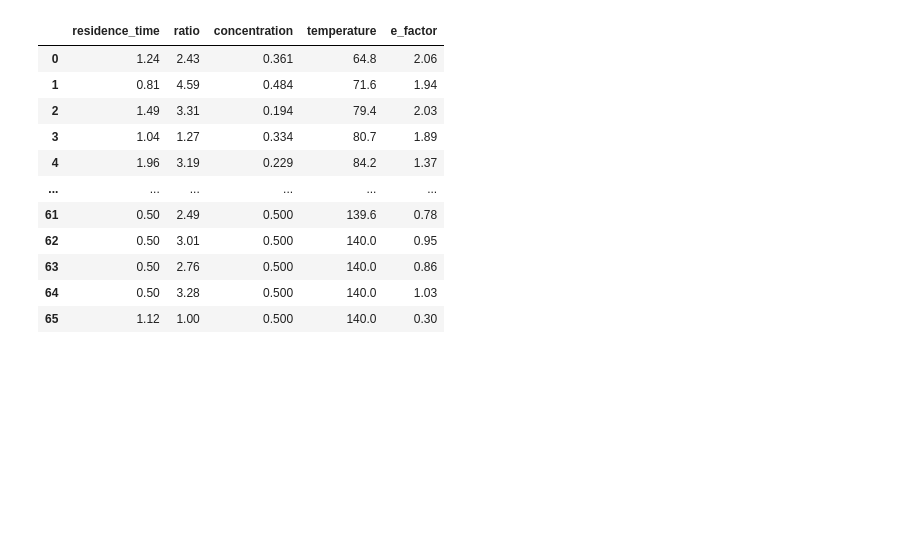
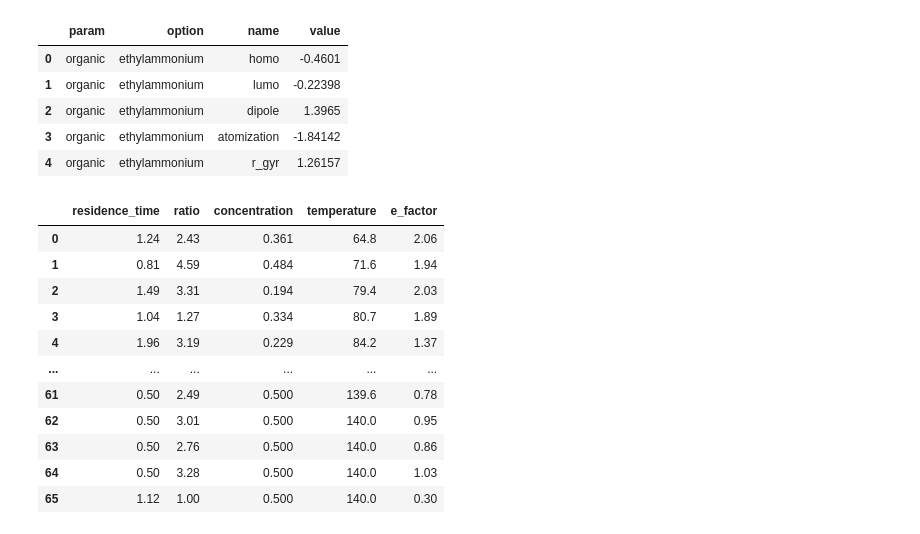
Before and after one commit to aspuru-guzik-group/olympus, a Jupyter notebook: examples/dataset_and_splits.ipynb, the cells around one changed output. Drawn from its saved outputs; the diff is of its cells as text; code cells hidden in the pictures; blank space fills up the shorter version.

```diff
--- a/examples/dataset_and_splits.ipynb
+++ b/examples/dataset_and_splits.ipynb
@@ -2,0 +38,10 @@ from olympus import Dataset
+# %%
+df = dataset.descriptors
+df.head()
+# %% [output]
+|  | param | option | name | value |
+| 0 | organic | ethylammonium | homo | -0.4601 |
+| 1 | organic | ethylammonium | lumo | -0.22398 |
+| 2 | organic | ethylammonium | dipole | 1.3965 |
+| 3 | organic | ethylammonium | atomization | -1.84142 |
+| 4 | organic | ethylammonium | r_gyr | 1.26157 |
```
Also changed, not shown: parts of 5 cells of this notebook, 5 other files.
